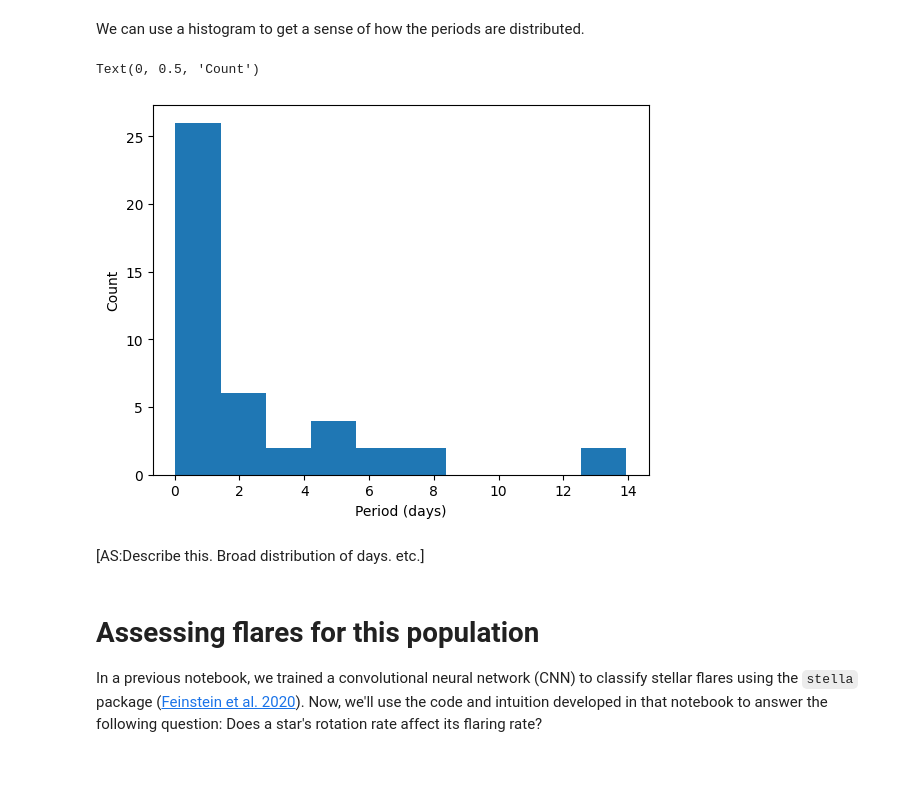
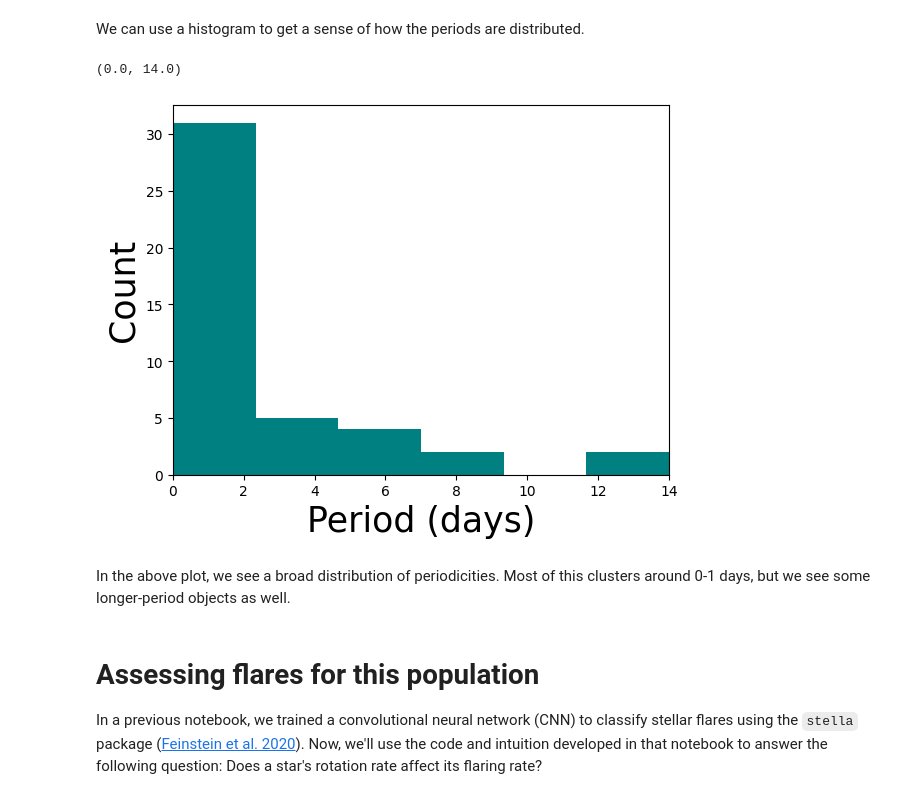
Before and after one commit to spacetelescope/project-tikebook, a Jupyter notebook: notebooks/7-rotation-speeds/interm_rotation_rate.ipynb, the cells around one changed output. Saved outputs shown, nothing was run; the diff lists cells and outputs as text; code cells hidden in the pictures; blank space fills up the shorter version.

```diff
--- a/notebooks/7-rotation-speeds/interm_rotation_rate.ipynb
+++ b/notebooks/7-rotation-speeds/interm_rotation_rate.ipynb
@@ -219,7 +228,6 @@ Now let's wrap the above in a function so that we can run it on a number of diff
 def calc_rotation_rate(name):
     """
     Calculates the roation period of a star, assuming that rotation is the primary driver of the star's periodicity.
-    AS: come back to this?
 
     Inputs
     ------
@@ -238,15 +246,9 @@ def calc_rotation_rate(name):
     lc = search_lightcurve(target='TIC'+name, mission='TESS', sector=sectors, author='SPOC')
     lc = lc.download_all()[0]
 
-    lc_interval = (lc.time.max() - lc.time.min()).value
-
-    max_period = lc_interval/2
-
     pg = lc.normalize(unit='ppm').to_periodogram(maximum_period=max_period, minimum_period=min_period)
 
-    period_at_max_power = pg.period_at_max_power
-
-    return period_at_max_power
+    return pg.period_at_max_power
 # %% [markdown]
 We can gather a population of stars using a flare catalog from a previous notebook ([Classifying stellar flares with stella](../../05-classify-with-ml)).
 # %%
@@ -260,7 +262,7 @@ With the file now downloaded, we can use the `astropy` package to simply read in
 data_dir = './hellouniverse_stella_500/'
 filename = 'Guenther_2020_flare_catalog.txt'
 
-catalog = ascii.read(data_dir + filename)
+catalog = astropy.io.ascii.read(data_dir + filename)
 catalog
 # %% [output]
 Table length=8695
@@ -301,14 +303,16 @@ for star in tqdm(stars[::200]):
 # %% [markdown]
 We can use a histogram to get a sense of how the periods are distributed.
 # %%
-plt.hist(rot_rates)
-plt.xlabel('Period (days)')
-plt.ylabel('Count')
+bins=np.linspace(0,14,7)
+plt.hist(rot_rates, color='teal',bins=bins)
+plt.xlabel('Period (days)', fontsize=25)
+plt.ylabel('Count', fontsize=25)
+plt.xlim(0,14)
 # %% [output]
-Text(0, 0.5, 'Count')
+(0.0, 14.0)
-[figure, old version]
+[figure, new version]
 # %% [markdown]
-[AS:Describe this. Broad distribution of days. etc.]
+In the above plot, we see a broad distribution of periodicities. Most of this clusters around 0-1 days, but we see some longer-period objects as well.
 # %% [markdown]
 # Assessing flares for this population
 In a previous notebook, we trained a convolutional neural network (CNN) to classify stellar flares using the `stella` package (<a href="https://joss.theoj.org/papers/10.21105/joss.02347.pdf">Feinstein et al. 2020</a>). Now, we'll use the code and intuition developed in that notebook to answer the following question: Does a star's rotation rate affect its flaring rate?
```
Also changed, not shown: parts of 23 cells of this notebook.
